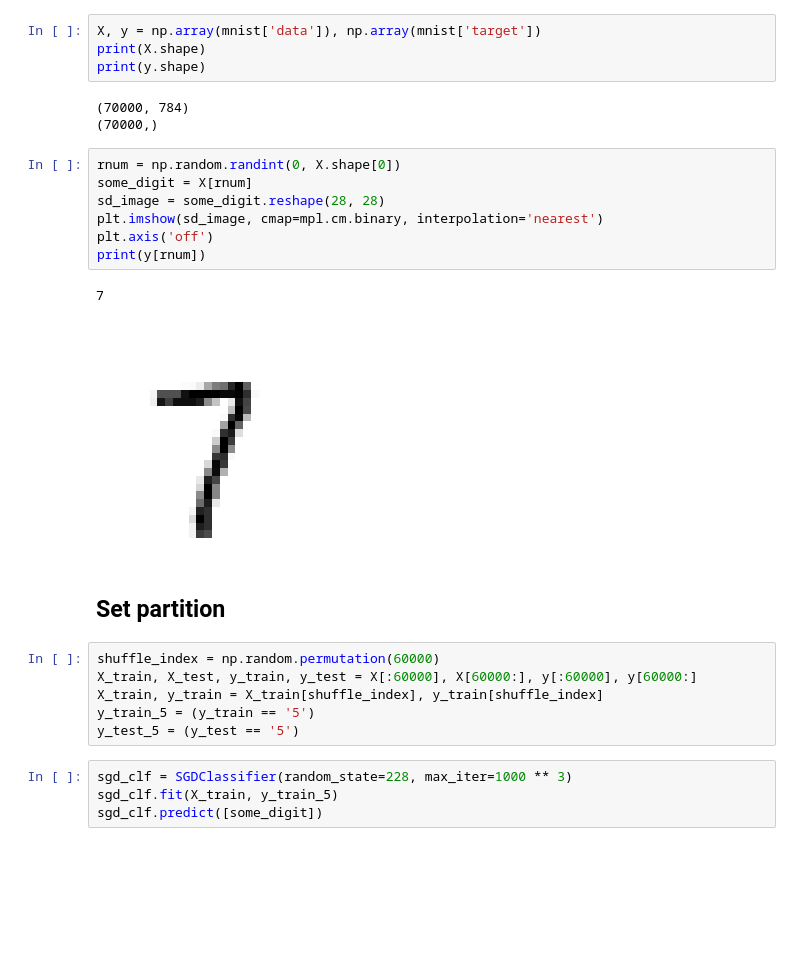
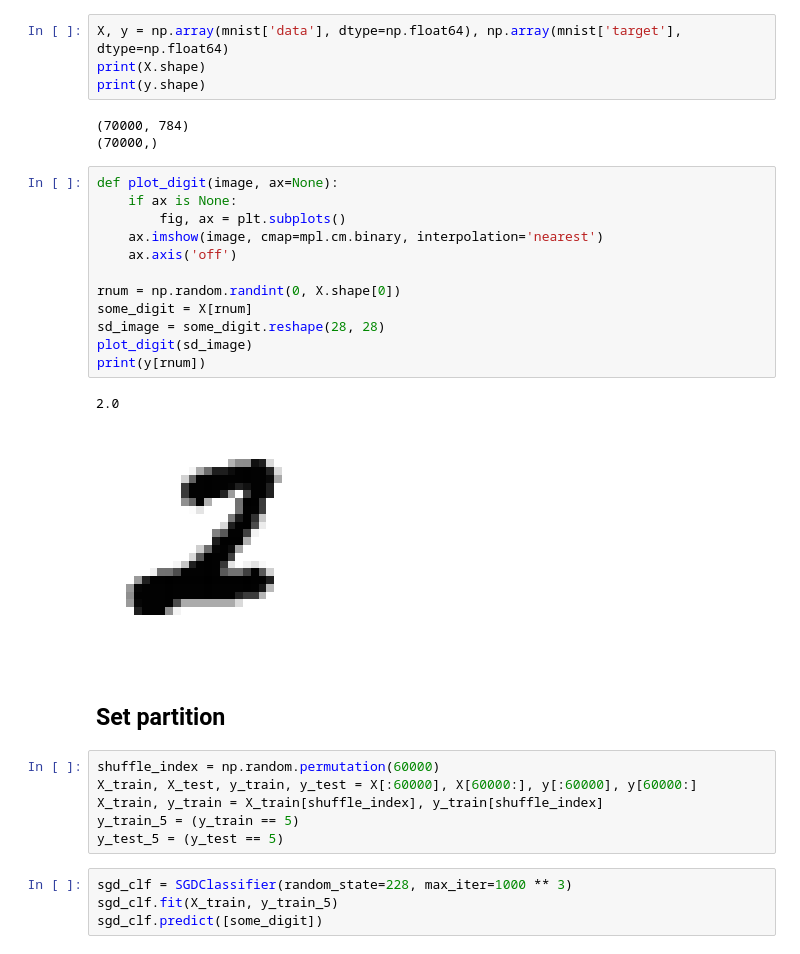
Before and after one commit to c0g1to/data-science-mastering, a Jupyter notebook: scikit/classifier.ipynb, the cells around one changed output. Cells and saved outputs as stored; diff of their text form; blank space fills up the shorter version.

```diff
--- a/scikit/classifier.ipynb
+++ b/scikit/classifier.ipynb
@@ -26,28 +27,33 @@ mnist.shape
 # %%
-X, y = np.array(mnist['data']), np.array(mnist['target'])
+X, y = np.array(mnist['data'], dtype=np.float64), np.array(mnist['target'], dtype=np.float64)
 print(X.shape)
 print(y.shape)
 # %% [output]
 (70000, 784)
 (70000,)
 # %%
+def plot_digit(image, ax=None):
+    if ax is None:
+        fig, ax = plt.subplots()
+    ax.imshow(image, cmap=mpl.cm.binary, interpolation='nearest')
+    ax.axis('off')
+
 rnum = np.random.randint(0, X.shape[0])
 some_digit = X[rnum]
 sd_image = some_digit.reshape(28, 28)
-plt.imshow(sd_image, cmap=mpl.cm.binary, interpolation='nearest')
-plt.axis('off')
+plot_digit(sd_image)
 print(y[rnum])
 # %% [output]
-7
+2.0
-[figure, old version]
+[figure, new version]
 # %% [markdown]
 ## Set partition
 # %%
 shuffle_index = np.random.permutation(60000)
 X_train, X_test, y_train, y_test = X[:60000], X[60000:], y[:60000], y[60000:]
 X_train, y_train = X_train[shuffle_index], y_train[shuffle_index]
-y_train_5 = (y_train == '5')
-y_test_5 = (y_test == '5')
+y_train_5 = (y_train == 5)
+y_test_5 = (y_test == 5)
 # %%
 sgd_clf = SGDClassifier(random_state=228, max_iter=1000 ** 3)
 sgd_clf.fit(X_train, y_train_5)
```
Also changed, not shown: parts of 24 cells of this notebook, 2 other files.
